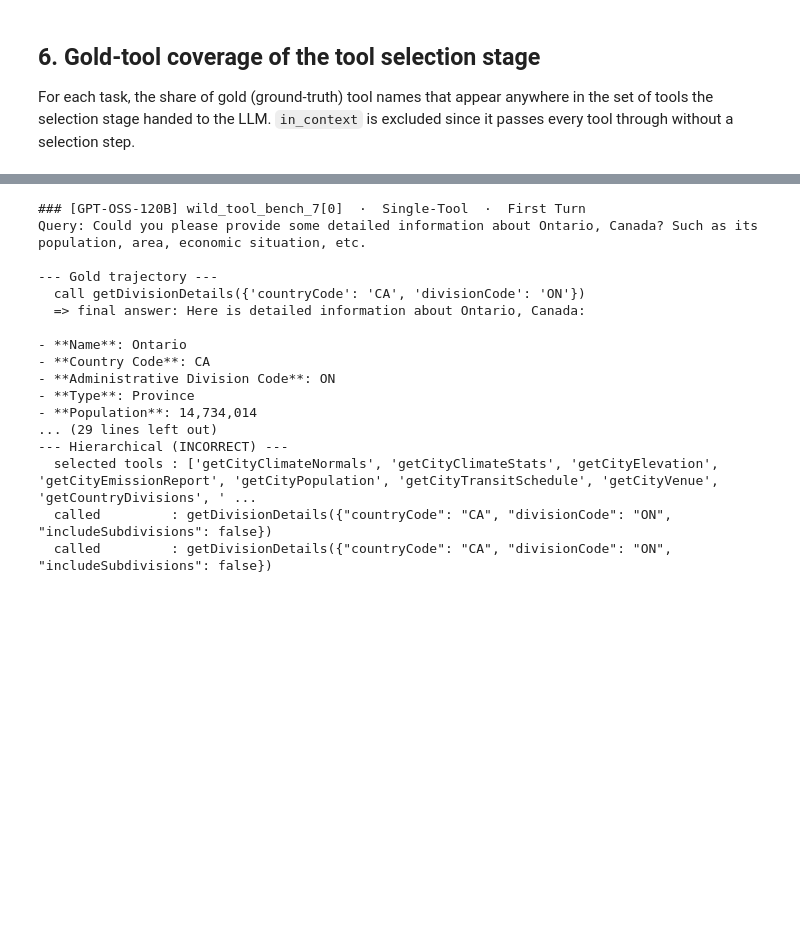
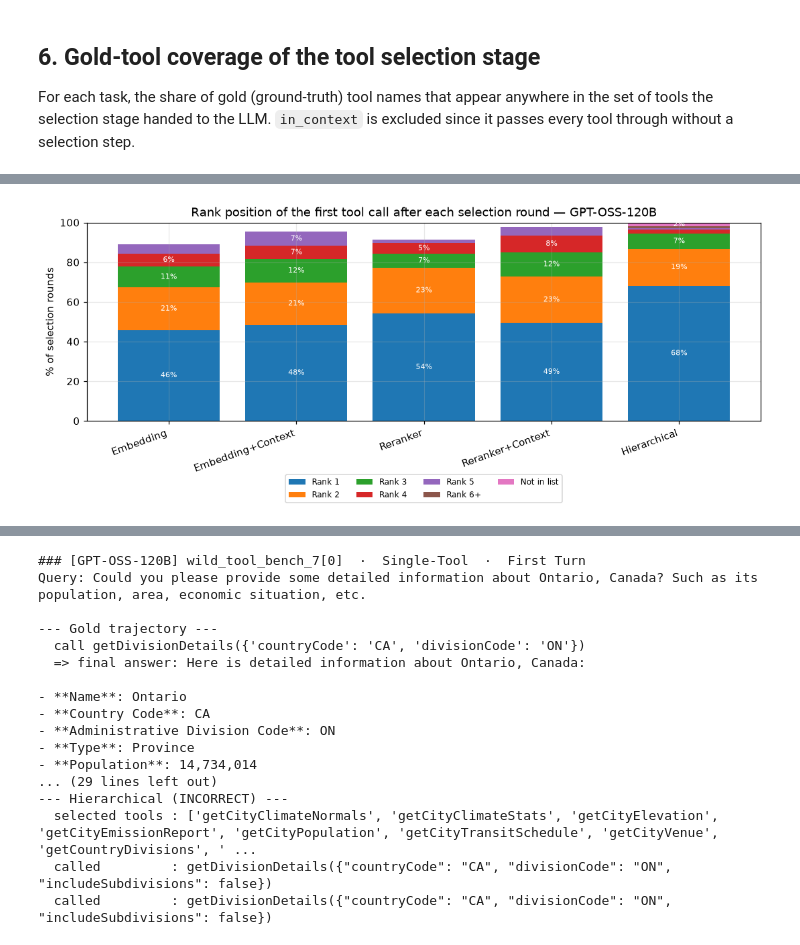
Before and after one commit to Anni0401/ToolSelectionBenchmark, a Jupyter notebook: wild-tool-bench/analyze_results.ipynb, the cells around one changed output, grey strips where cells are left out. Saved outputs shown, nothing was run; the diff lists cells and outputs as text; code cells hidden in the pictures; blank space fills up the shorter version.

```diff
--- a/wild-tool-bench/analyze_results.ipynb
+++ b/wild-tool-bench/analyze_results.ipynb
@@ -607,0 +662,83 @@ coverage_summary.rename("mean_gold_tool_coverage").to_frame()
+# %%
+rank_labels = ["Rank 1", "Rank 2", "Rank 3", "Rank 4", "Rank 5", "Rank 6+", "Not in list"]
+
+
+def rank_label(position: int | None) -> str:
+    if position is None:
+        return "Not in list"
+    return rank_labels[position] if position < 5 else "Rank 6+"
+
+
+def load_first_call_by_request(model: str, strategy: str) -> dict[str, str]:
+    """The executing LLM's first tool call within each individual selection round (request_id)."""
+    rows = read_jsonl(ROOT / RESULT_ROOTS[model] / strategy / "tool_call_logs.jsonl")
+    rows.sort(key=lambda r: r.get("timestamp", 0))
+    out = {}
+    for row in rows:
+        rid = row.get("request_id")
+        if rid is None or rid in out:
+            continue
+        for tc in row.get("returned_tool_calls", []) or []:
+            name = tc.get("name")
+            if name:
+                out[rid] = name
+                break
+    return out
+
+
+first_call_rank_rows = []
+for model in MODELS:
+    for strategy in selection_strategies:
+        selection_rows_by_request = {row["request_id"]: row for row in _load_final_selection_rows(model, strategy)}
+        first_call_by_request = load_first_call_by_request(model, strategy)
+        for request_id, sel_row in selection_rows_by_request.items():
+            first_name = first_call_by_request.get(request_id)
+            if first_name is None:
+                continue  # this selection round never led to a tool call
+            ranked = sel_row.get("selected_tool_names", []) or []
+            position = ranked.index(first_name) if first_name in ranked else None
+            first_call_rank_rows.append({
+                "model": model,
+                "strategy": strategy,
+                "task_id": sel_row["test_entry_id"],
+                "task_idx": sel_row["task_idx"],
+                "request_id": request_id,
+                "rank": rank_label(position),
+            })
+
+first_call_rank_df = pd.DataFrame(first_call_rank_rows)
+for model in MODELS:
+    counts = (
+        first_call_rank_df[first_call_rank_df["model"] == model]
+        .groupby(["strategy", "rank"]).size()
+        .unstack("rank")
+        .reindex(index=selection_strategies, columns=rank_labels, fill_value=0)
+    )
+    shares = counts.div(counts.sum(axis=1), axis=0).mul(100)
+    fig, ax = plt.subplots(figsize=(10, 4.5))
+    bottom = [0.0] * len(selection_strategies)
+    for rank in rank_labels:
+        values = shares[rank].tolist()
+        bars = ax.bar(range(len(selection_strategies)), values, bottom=bottom, label=rank)
+        # Always label "Not in list" when non-zero so its rate is comparable across strategies.
+        always_label = rank == "Not in list"
+        ax.bar_label(
+            bars,
+            labels=[f"{value:.0f}%" if (value >= 5 or (always_label and value > 0)) else "" for value in values],
+            label_type="center",
+            fontsize=7,
+            color="white",
+        )
+        bottom = [old + value for old, value in zip(bottom, values)]
+    ax.set_xticks(range(len(selection_strategies)))
+    ax.set_xticklabels([STRATEGY_LABELS[s] for s in selection_strategies], rotation=20, ha="right")
+    ax.set_ylabel("% of selection rounds")
+    ax.set_ylim(0, 100)
+    ax.set_title(f"Rank position of the first tool call after each selection round — {MODEL_LABELS[model]}")
+    ax.legend(fontsize=8, ncol=4, loc="upper center", bbox_to_anchor=(0.5, -0.25))
+    plt.tight_layout()
+    plt.show()
+
+first_call_rank_df.groupby(["model", "strategy"])["rank"].value_counts(normalize=True).mul(100).round(1).rename("pct").to_frame()
+# %% [output]
+[figure, added]
```
Also changed, not shown: parts of 42 cells of this notebook, 24 other files.
